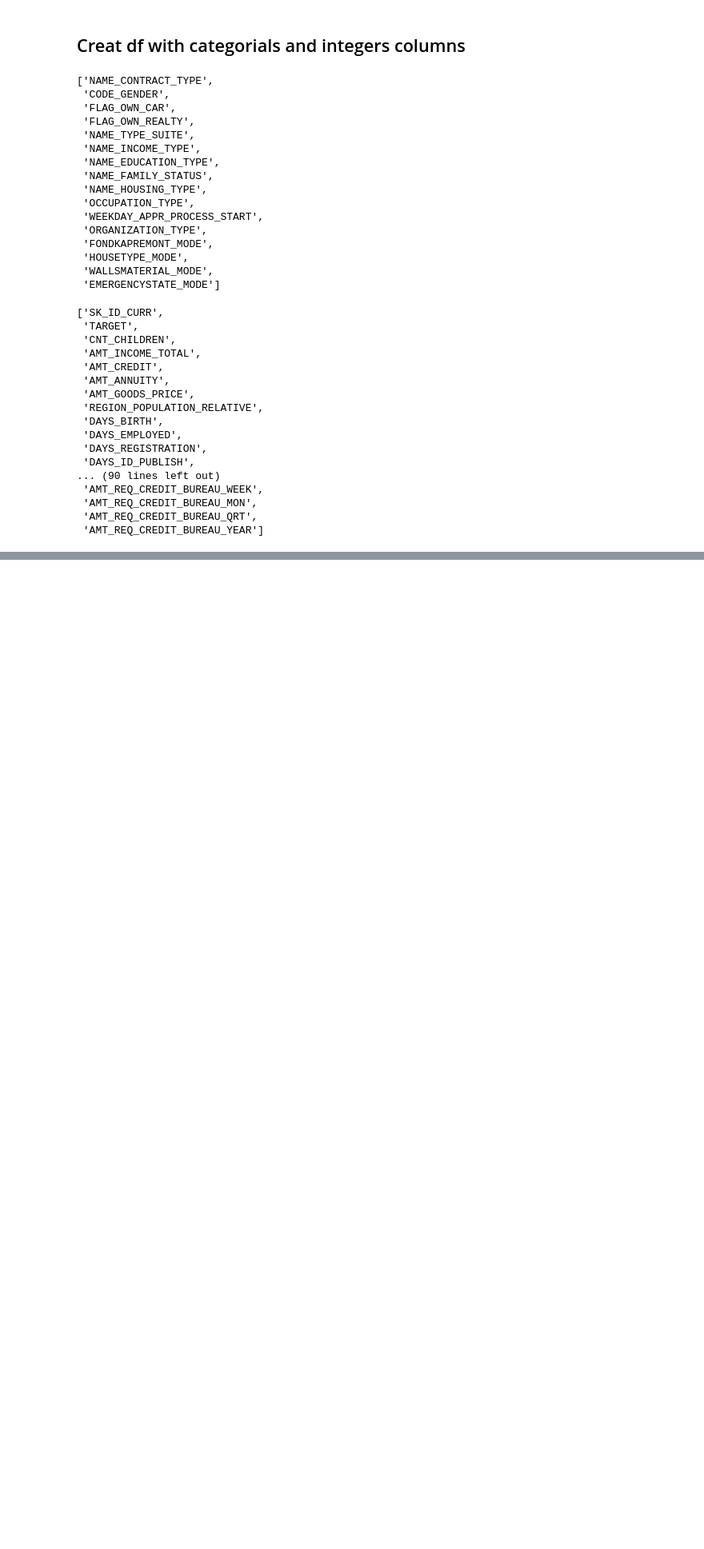
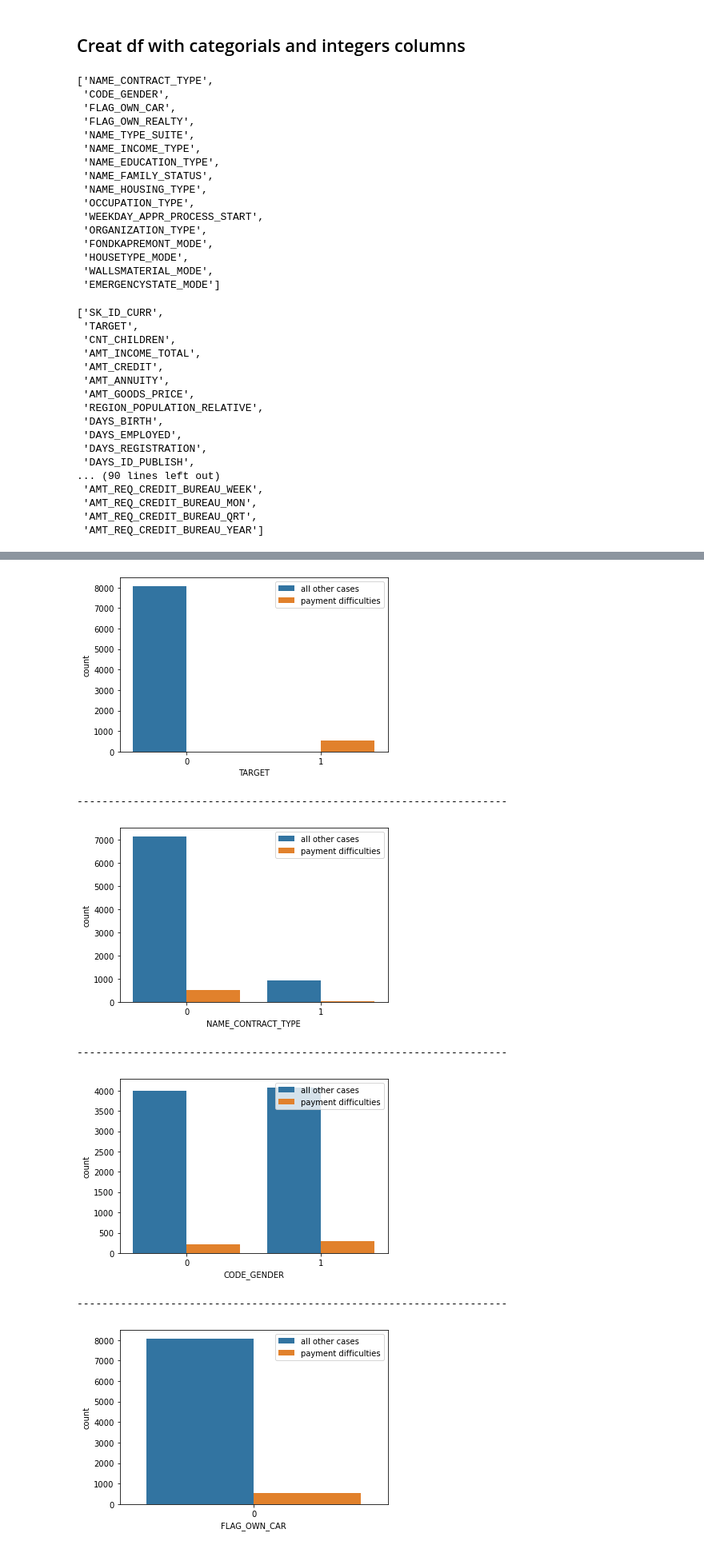
Before and after one commit to Melodyellinn/Scoring_app, a Jupyter notebook: EDA_Dashboard.ipynb, the cells around one changed output, grey strips where cells are left out. Shown at 80% size. Cells and saved outputs as stored; diff of their text form; code cells hidden in the pictures; blank space fills up the shorter version.

```diff
--- a/EDA_Dashboard.ipynb
+++ b/EDA_Dashboard.ipynb
@@ -358,0 +278,14 @@ for i in integer.iloc[:,:-1].columns:
+# %%
+for i in categorials.iloc[:,:-1].columns:
+    sns.countplot(i,hue="TARGET",data= categorials)
+    plt.legend(['all other cases','payment difficulties'])
+    plt.show()
+    print('---------------------------------------------------------------------')
+# %% [output]
+[figure, added]
+---------------------------------------------------------------------
+[figure, added]
+---------------------------------------------------------------------
+[figure, added]
+---------------------------------------------------------------------
+[figure, added]
```
Also changed, not shown: parts of 18 cells of this notebook, 1 other file.
